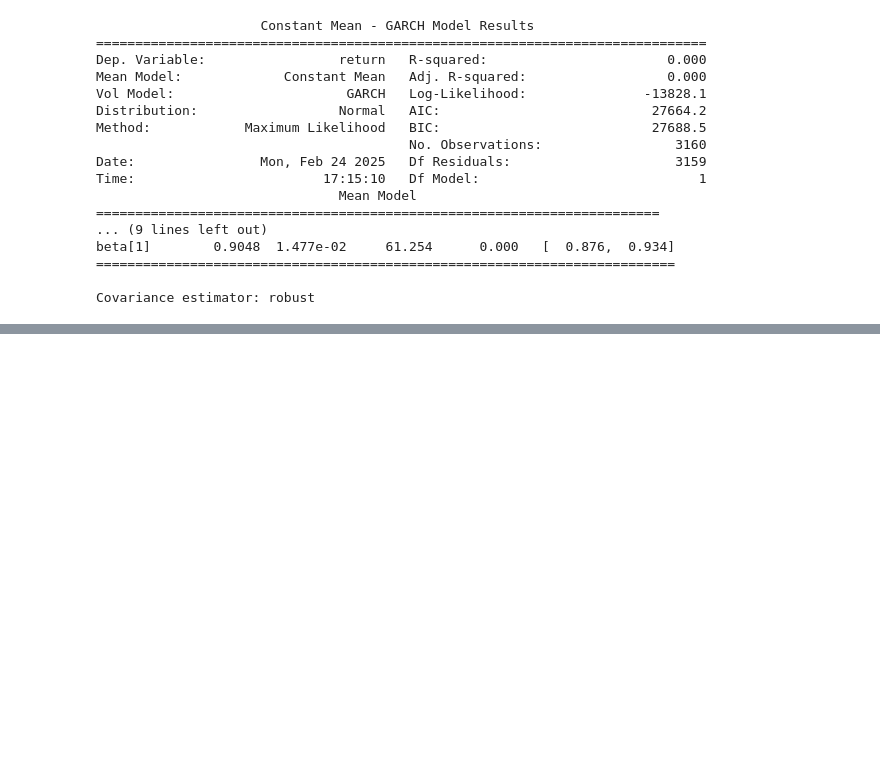
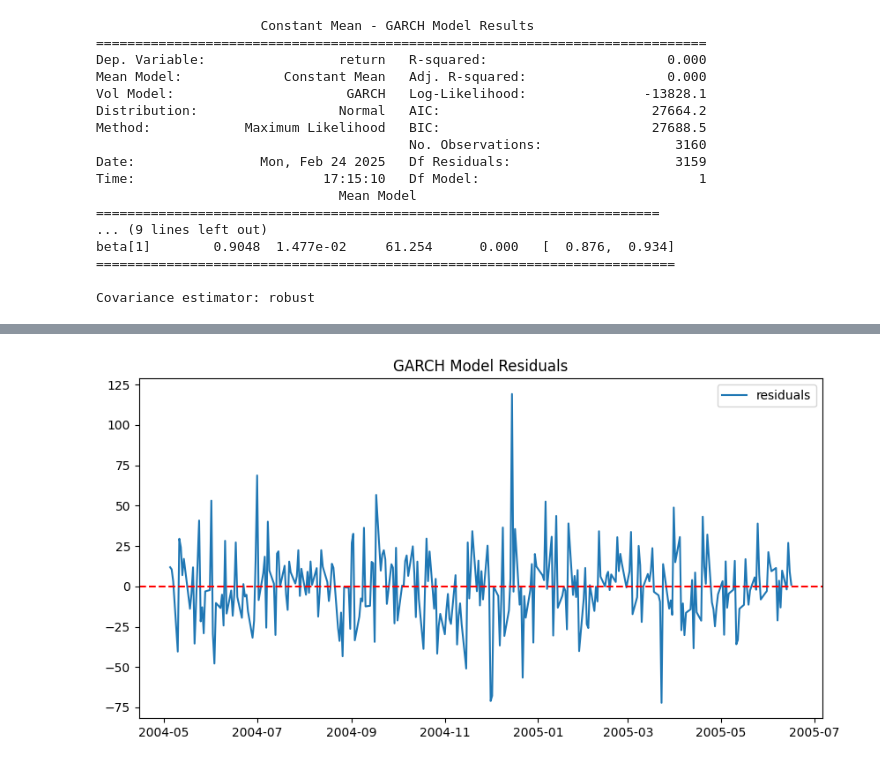
Before and after one commit to basleal22/kaim-week-10, a Jupyter notebook: notebooks/model_vis.ipynb, the cells around one changed output, grey strips where cells are left out. Saved outputs shown, nothing was run; the diff lists cells and outputs as text; code cells hidden in the pictures; blank space fills up the shorter version.

```diff
--- a/notebooks/model_vis.ipynb
+++ b/notebooks/model_vis.ipynb
@@ -227,0 +231,9 @@ Covariance estimator: robust
+# %%
+plt.figure(figsize=(10,5))
+plt.plot(garch_models[2].resid,label="residuals")
+plt.axhline(0,color='red',linestyle='--')
+plt.legend()
+plt.title("GARCH Model Residuals")
+plt.show()
+# %% [output]
+[figure, added]
```
Also changed, not shown: parts of 13 cells of this notebook.
